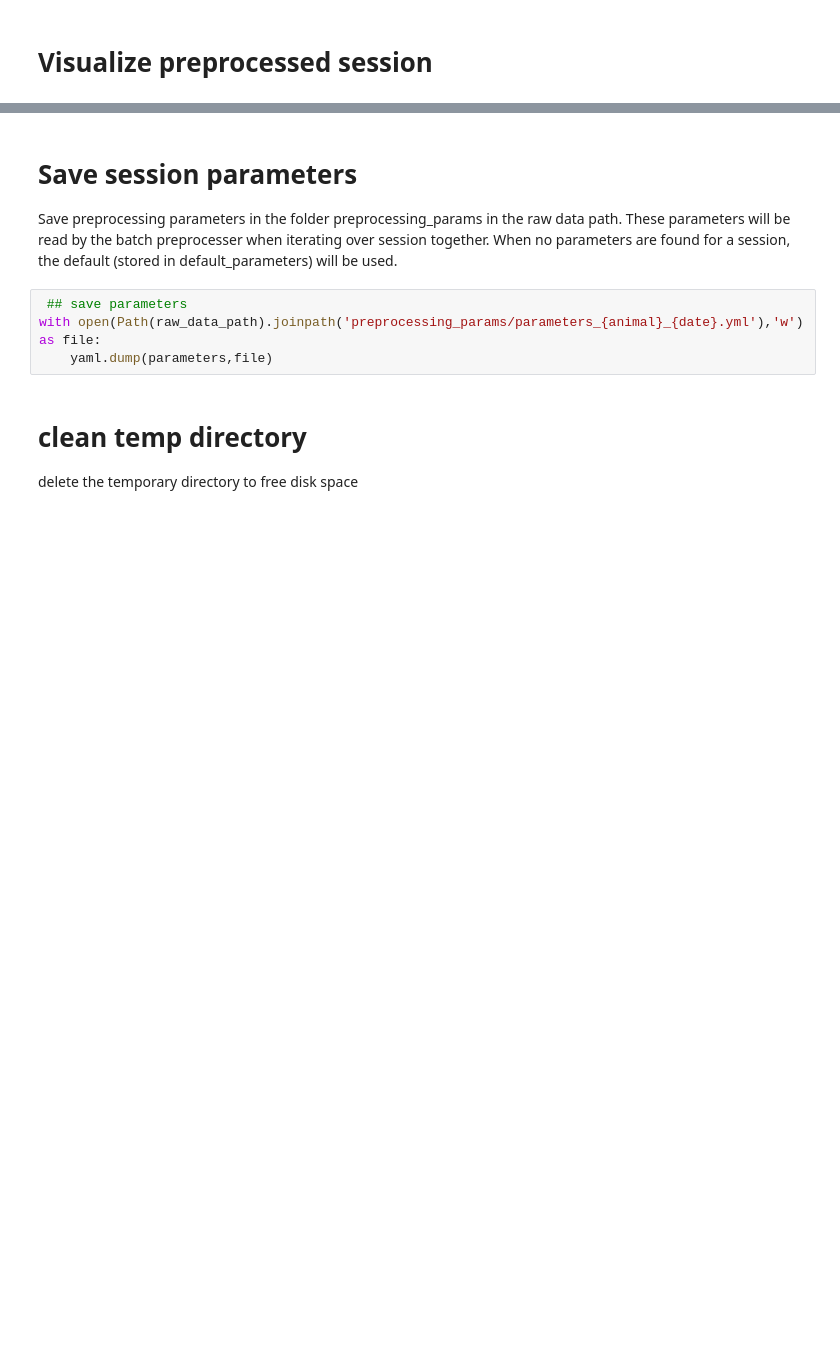
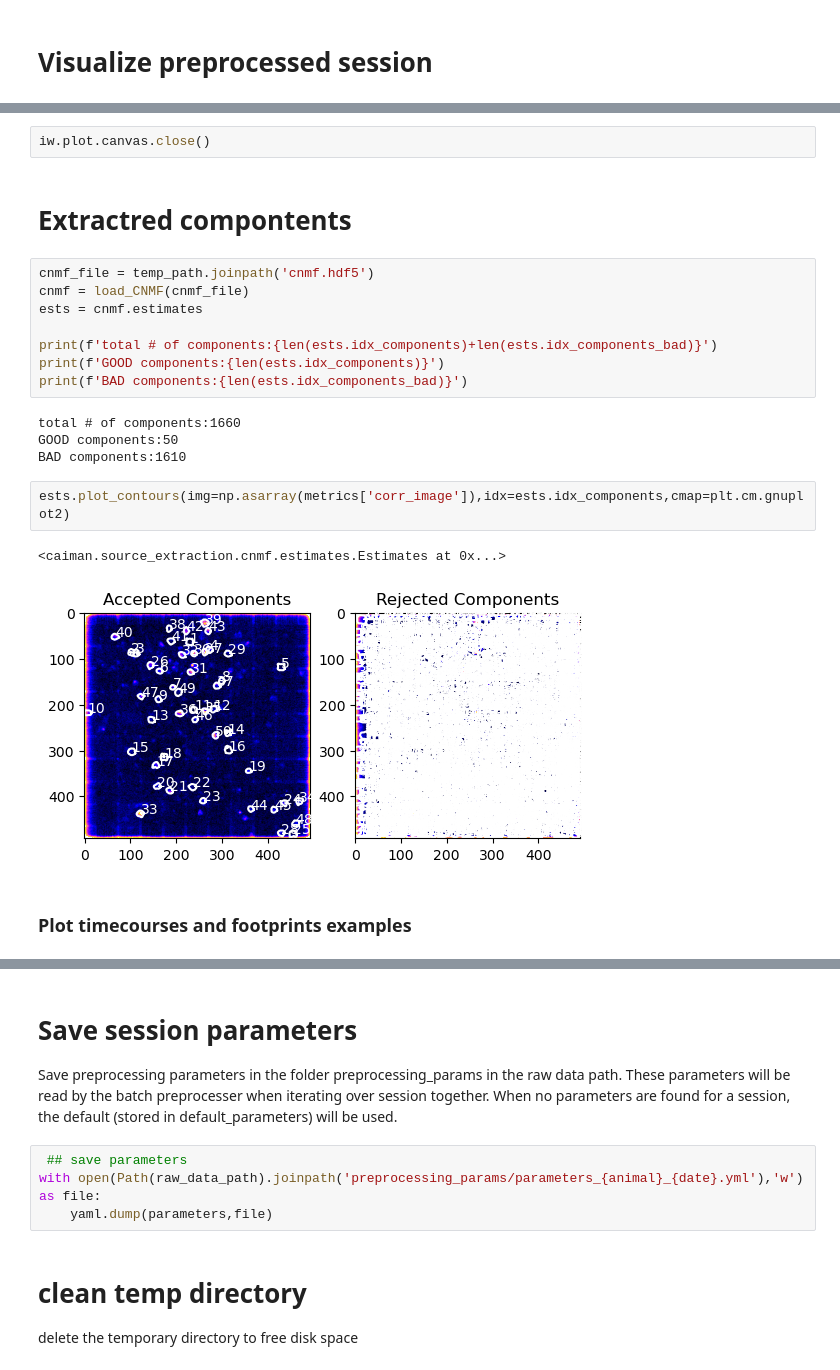
Before and after one commit to NeuroNetMem/pipeline_2p, a Jupyter notebook: session_overview.ipynb, the cells around one changed output, grey strips where cells are left out. Saved outputs shown, nothing was run; the diff lists cells and outputs as text; blank space fills up the shorter version.

```diff
--- a/session_overview.ipynb
+++ b/session_overview.ipynb
@@ -153,0 +252,23 @@ Correcting luminance fluctuations
+# %%
+iw.plot.canvas.close()
+# %% [markdown]
+# Extractred compontents
+# %%
+cnmf_file = temp_path.joinpath('cnmf.hdf5')
+cnmf = load_CNMF(cnmf_file)
+ests = cnmf.estimates
+
+print(f'total # of components:{len(ests.idx_components)+len(ests.idx_components_bad)}')
+print(f'GOOD components:{len(ests.idx_components)}')
+print(f'BAD components:{len(ests.idx_components_bad)}')
+# %% [output]
+total # of components:1660
+GOOD components:50
+BAD components:1610
+# %%
+ests.plot_contours(img=np.asarray(metrics['corr_image']),idx=ests.idx_components,cmap=plt.cm.gnuplot2)
+# %% [output]
+<caiman.source_extraction.cnmf.estimates.Estimates at 0x...>
+[figure, added]
+# %% [markdown]
+### Plot timecourses and footprints examples
```
Also changed, not shown: parts of 20 cells of this notebook, 4 other files.
